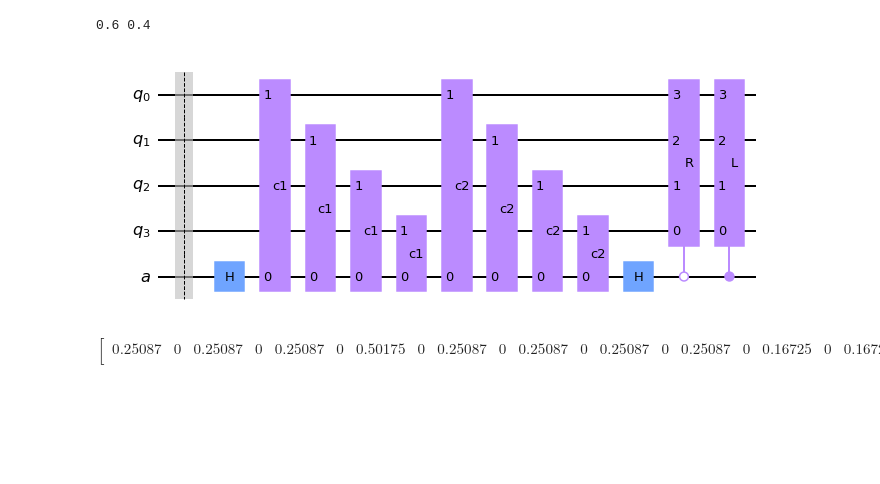
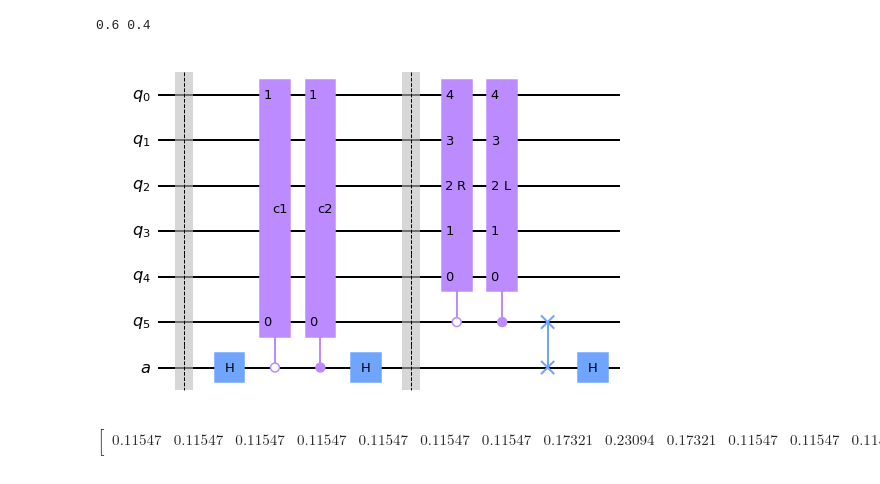
Before and after one commit to bgard1/Quantum-LBM, a Jupyter notebook: sriharsha/AdvectionDiffusion.ipynb, the cells around one changed output. Drawn from its saved outputs; the diff is of its cells as text; code cells hidden in the pictures; blank space fills up the shorter version.

```diff
--- a/sriharsha/AdvectionDiffusion.ipynb
+++ b/sriharsha/AdvectionDiffusion.ipynb
@@ -10,7 +10,7 @@ import matplotlib.pyplot as plt
 # %%
 #parameters
 
-M = 8 # lattices
+M = 32 # lattices
 
 w1 = 0.5
 w2 = 0.5
@@ -124,6 +130,7 @@ def oneStep(lambda1,lambda2):
     return qc
 # %%
-qc = oneStep(lambda1,lambda2)
+qc = oneStep(np.arccos(x),np.arccos(y))
+# qc = oneStep(lambda1,lambda2)
 qc.draw()
 # %% [output]
-[figure, old version]
+[figure, new version]
@@ -137,19 +137,22 @@ def splitState(ar):
 # %%
-##initialization
+####initialization
 classicalState = [0.1 for i in range(M)]
-classicalState[3] = 0.2
-tmp = splitState(classicalState)
+classicalState[8] = 0.2
+classicalState[7]=.1+.1*1/2
+classicalState[9]=classicalState[7]
+
+tmp = classicalState+classicalState
 
 normState = tmp/np.linalg.norm(tmp) # to normalize
 sv = Statevector(normState)
-sv = sv.tensor([1,0])
+sv = sv.expand([1,0])
+
 normSV = sv
 array_to_latex(sv, max_size = 256)
-# print(len(classicalState),len(tmp2),len(np.array(sv)))
 # %% [output]
 $$
 \begin{bmatrix}
-0.25087 & 0 & 0.25087 & 0 & 0.25087 & 0 & 0.50175 & 0 & 0.25087 & 0 & 0.25087 & 0 & 0.25087 & 0 & 0.25087 & 0 & 0.16725 & 0 & 0.16725 & 0 & 0.16725 & 0 & 0.3345 & 0 & 0.16725 & 0 & 0.16725 & 0 & 0.16725 & 0 & 0.16725 & 0  \\
+0.11547 & 0.11547 & 0.11547 & 0.11547 & 0.11547 & 0.11547 & 0.11547 & 0.17321 & 0.23094 & 0.17321 & 0.11547 & 0.11547 & 0.11547 & 0.11547 & 0.11547 & 0.11547 & 0.11547 & 0.11547 & 0.11547 & 0.11547 & 0.11547 & 0.11547 & 0.11547 & 0.11547 & 0.11547 & 0.11547 & 0.11547 & 0.11547 & 0.11547 & 0.11547 & 0.11547 & 0.11547 & 0.11547 & 0.11547 & 0.11547 & 0.11547 & 0.11547 & 0.11547 & 0.11547 & 0.17321 & 0.23094 & 0.17321 & 0.11547 & 0.11547 & 0.11547 & 0.11547 & 0.11547 & 0.11547 & 0.11547 & 0.11547 & 0.11547 & 0.11547 & 0.11547 & 0.11547 & 0.11547 & 0.11547 & 0.11547 & 0.11547 & 0.11547 & 0.11547 & 0.11547 & 0.11547 & 0.11547 & 0.11547 & 0 & 0 & 0 & 0 & 0 & 0 & 0 & 0 & 0 & 0 & 0 & 0 & 0 & 0 & 0 & 0 & 0 & 0 & 0 & 0 & 0 & 0 & 0 & 0 & 0 & 0 & 0 & 0 & 0 & 0 & 0 & 0 & 0 & 0 & 0 & 0 & 0 & 0 & 0 & 0 & 0 & 0 & 0 & 0 & 0 & 0 & 0 & 0 & 0 & 0 & 0 & 0 & 0 & 0 & 0 & 0 & 0 & 0 & 0 & 0 & 0 & 0 & 0 & 0  \\
  \end{bmatrix}
 $$
 # %%
```
Also changed, not shown: parts of 5 cells of this notebook, 2 other files.
